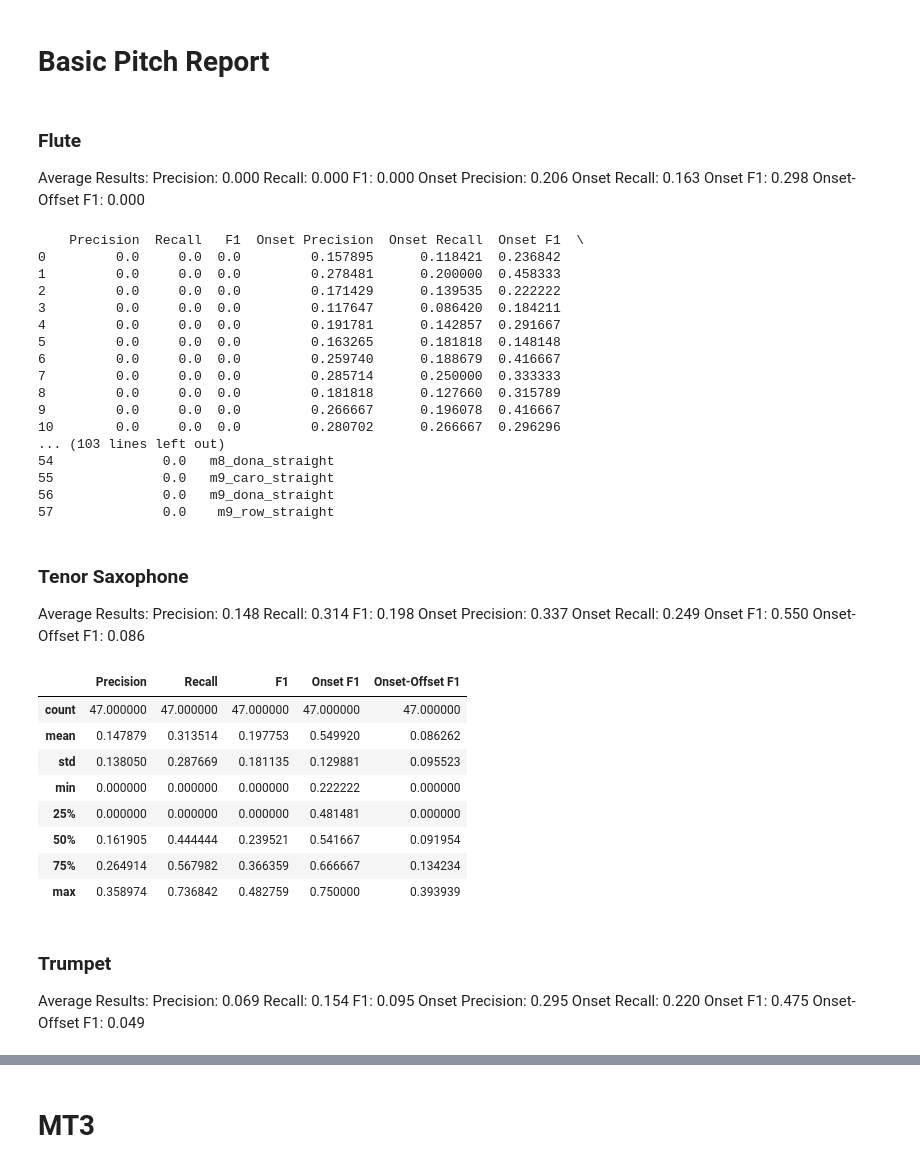
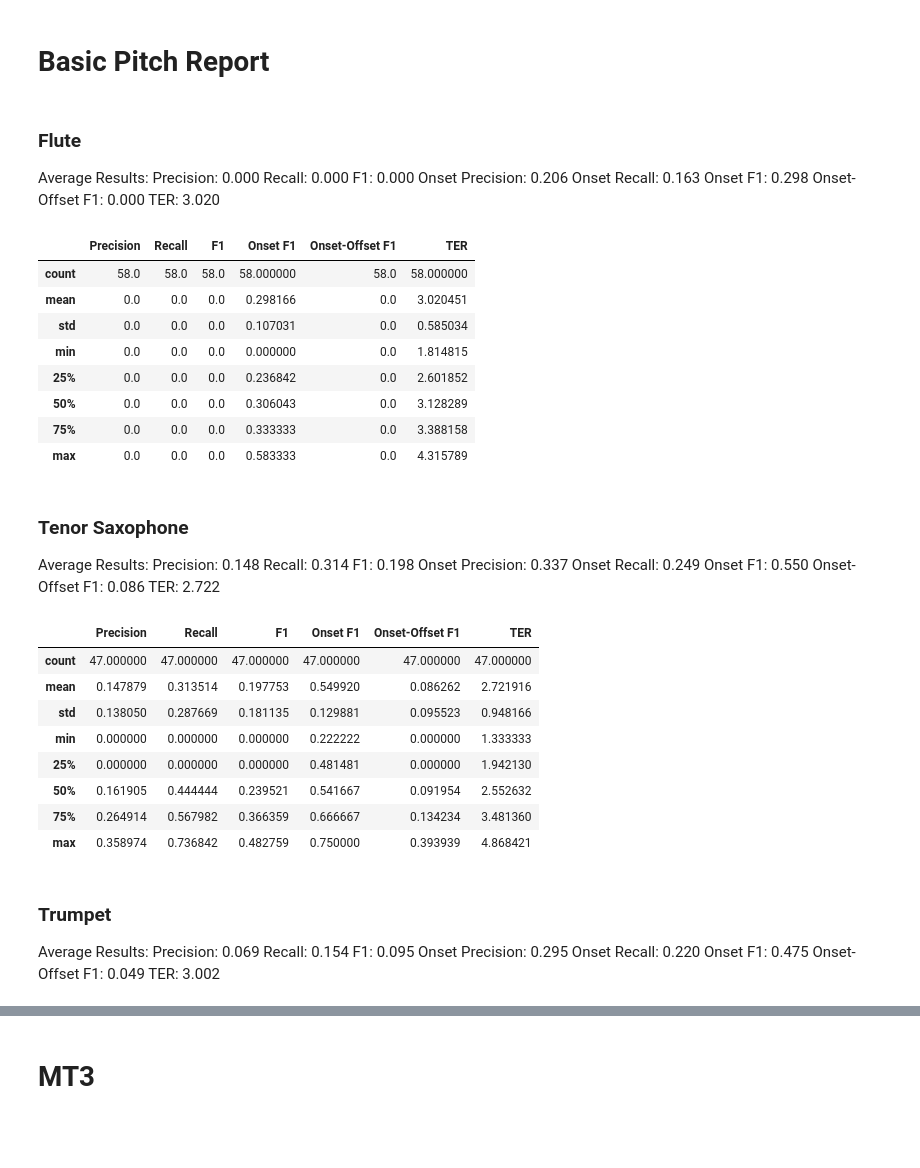
Before and after one commit to martinoywa/singing-voice-amt, a Jupyter notebook: evaluation/evaluation_report_converted.ipynb, the cells around one changed output, grey strips where cells are left out. Drawn from its saved outputs; the diff is of its cells as text; code cells hidden in the pictures; blank space fills up the shorter version.

```diff
--- a/evaluation/evaluation_report_converted.ipynb
+++ b/evaluation/evaluation_report_converted.ipynb
@@ -15,29 +15,22 @@ Onset Precision: 0.206
 Onset Recall: 0.163
 Onset F1: 0.298
 Onset-Offset F1: 0.000
+TER: 3.020
 # %%
 # compute summaries
 df = pd.read_csv("evaluation_results_basic_pitch_flute.csv")
-summary = df.describe()[["Precision", "Recall", "F1", "Onset F1", "Onset-Offset F1"]]
-print(df)
+summary = df.describe()[["Precision", "Recall", "F1", "Onset F1", "Onset-Offset F1", "TER"]]
+summary
 # %% [output]
-    Precision  Recall   F1  Onset Precision  Onset Recall  Onset F1  \
-0         0.0     0.0  0.0         0.157895      0.118421  0.236842
-1         0.0     0.0  0.0         0.278481      0.200000  0.458333
-2         0.0     0.0  0.0         0.171429      0.139535  0.222222
-3         0.0     0.0  0.0         0.117647      0.086420  0.184211
-4         0.0     0.0  0.0         0.191781      0.142857  0.291667
-5         0.0     0.0  0.0         0.163265      0.181818  0.148148
-6         0.0     0.0  0.0         0.259740      0.188679  0.416667
-7         0.0     0.0  0.0         0.285714      0.250000  0.333333
-8         0.0     0.0  0.0         0.181818      0.127660  0.315789
-9         0.0     0.0  0.0         0.266667      0.196078  0.416667
-10        0.0     0.0  0.0         0.280702      0.266667  0.296296
-... (103 lines left out)
-54              0.0   m8_dona_straight
-55              0.0   m9_caro_straight
-56              0.0   m9_dona_straight
-57              0.0    m9_row_straight
+|  | Precision | Recall | F1 | Onset F1 | Onset-Offset F1 | TER |
+| count | 58.0 | 58.0 | 58.0 | 58.000000 | 58.0 | 58.000000 |
+| mean | 0.0 | 0.0 | 0.0 | 0.298166 | 0.0 | 3.020451 |
+| std | 0.0 | 0.0 | 0.0 | 0.107031 | 0.0 | 0.585034 |
+| min | 0.0 | 0.0 | 0.0 | 0.000000 | 0.0 | 1.814815 |
+| 25% | 0.0 | 0.0 | 0.0 | 0.236842 | 0.0 | 2.601852 |
+| 50% | 0.0 | 0.0 | 0.0 | 0.306043 | 0.0 | 3.128289 |
+| 75% | 0.0 | 0.0 | 0.0 | 0.333333 | 0.0 | 3.388158 |
+| max | 0.0 | 0.0 | 0.0 | 0.583333 | 0.0 | 4.315789 |
 # %% [markdown]
 ### Tenor Saxophone
 
@@ -49,21 +42,22 @@ Onset Precision: 0.337
 Onset Recall: 0.249
 Onset F1: 0.550
 Onset-Offset F1: 0.086
+TER: 2.722
 # %%
 # compute summaries
 df = pd.read_csv("evaluation_results_basic_pitch_tenor_saxophone.csv")
-summary = df.describe()[["Precision", "Recall", "F1", "Onset F1", "Onset-Offset F1"]]
+summary = df.describe()[["Precision", "Recall", "F1", "Onset F1", "Onset-Offset F1", "TER"]]
 summary
 # %% [output]
-|  | Precision | Recall | F1 | Onset F1 | Onset-Offset F1 |
-| count | 47.000000 | 47.000000 | 47.000000 | 47.000000 | 47.000000 |
-| mean | 0.147879 | 0.313514 | 0.197753 | 0.549920 | 0.086262 |
-| std | 0.138050 | 0.287669 | 0.181135 | 0.129881 | 0.095523 |
-| min | 0.000000 | 0.000000 | 0.000000 | 0.222222 | 0.000000 |
-| 25% | 0.000000 | 0.000000 | 0.000000 | 0.481481 | 0.000000 |
-| 50% | 0.161905 | 0.444444 | 0.239521 | 0.541667 | 0.091954 |
-| 75% | 0.264914 | 0.567982 | 0.366359 | 0.666667 | 0.134234 |
-| max | 0.358974 | 0.736842 | 0.482759 | 0.750000 | 0.393939 |
+|  | Precision | Recall | F1 | Onset F1 | Onset-Offset F1 | TER |
+| count | 47.000000 | 47.000000 | 47.000000 | 47.000000 | 47.000000 | 47.000000 |
+| mean | 0.147879 | 0.313514 | 0.197753 | 0.549920 | 0.086262 | 2.721916 |
+| std | 0.138050 | 0.287669 | 0.181135 | 0.129881 | 0.095523 | 0.948166 |
+| min | 0.000000 | 0.000000 | 0.000000 | 0.222222 | 0.000000 | 1.333333 |
+| 25% | 0.000000 | 0.000000 | 0.000000 | 0.481481 | 0.000000 | 1.942130 |
+| 50% | 0.161905 | 0.444444 | 0.239521 | 0.541667 | 0.091954 | 2.552632 |
+| 75% | 0.264914 | 0.567982 | 0.366359 | 0.666667 | 0.134234 | 3.481360 |
+| max | 0.358974 | 0.736842 | 0.482759 | 0.750000 | 0.393939 | 4.868421 |
 # %% [markdown]
 ### Trumpet
 
@@ -75,6 +69,7 @@ Onset Precision: 0.295
 Onset Recall: 0.220
 Onset F1: 0.475
 Onset-Offset F1: 0.049
+TER: 3.002
 # %%
 # compute summaries
 df = pd.read_csv("evaluation_results_basic_pitch_trumpet.csv")
```
Also changed, not shown: parts of 16 cells of this notebook, 17 other files.
